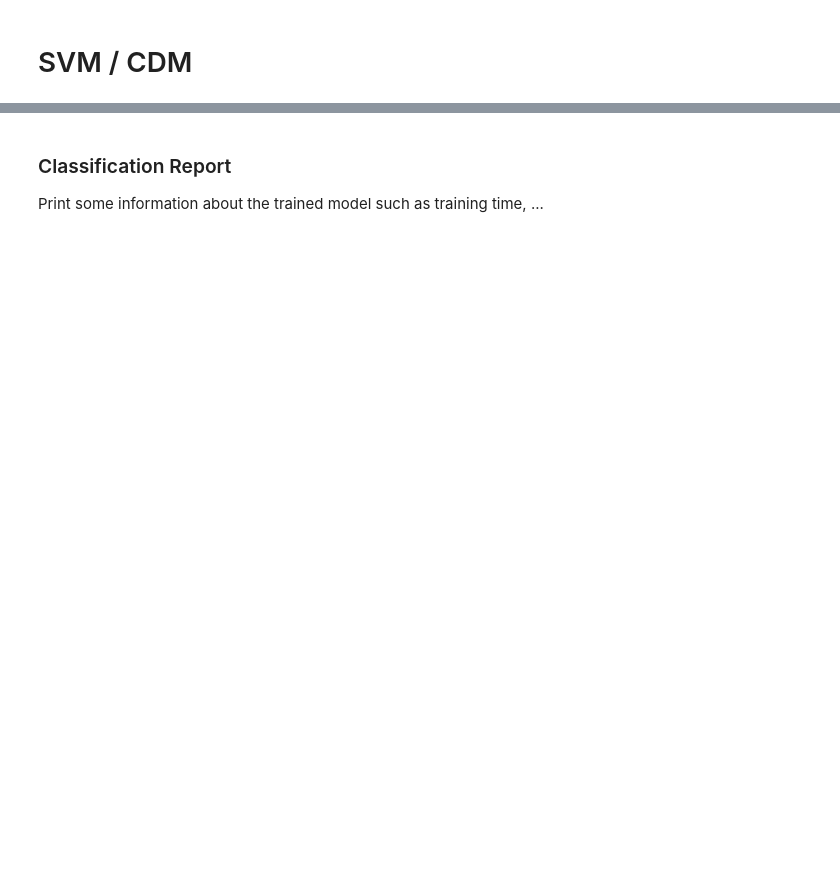
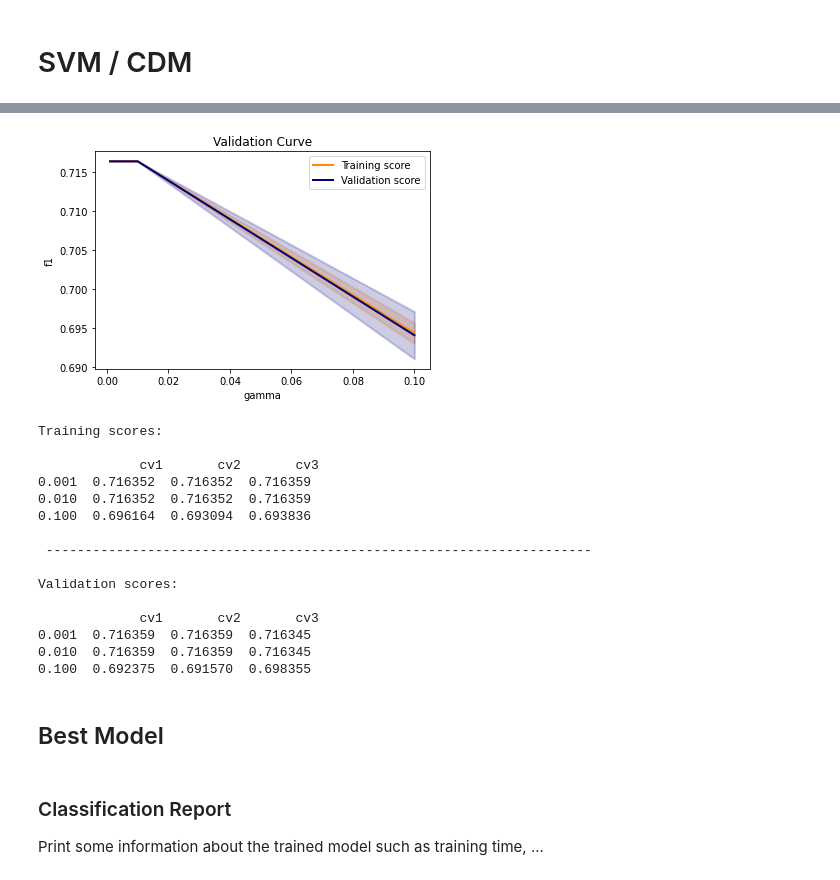
Before and after one commit to as2c/MLP---Cosmology, a Jupyter notebook: Optimization2/SVM_data2.ipynb, the cells around one changed output, grey strips where cells are left out. Saved outputs shown, nothing was run; the diff lists cells and outputs as text; code cells hidden in the pictures; blank space fills up the shorter version.

```diff
--- a/Optimization2/SVM_data2.ipynb
+++ b/Optimization2/SVM_data2.ipynb
@@ -478,0 +645,16 @@ pickle.dump(trained_model, open(filename, 'wb'))
+# %%
+scoring = 'f1'
+cv = 3
+gamma_list = [0.001,0.01,0.1]
+train_scores, valid_scores = validation_curve(SVC(kernel ='rbf', C=.01), X_train, Y_train,
+                                              param_name="gamma",
+                                              param_range=gamma_list ,
+                                              cv=cv,
+                                              scoring = scoring,
+                                              verbose=1,
+                                              n_jobs=-1
+                                             )
+train_scores_mean = np.mean(train_scores, axis=1)
+train_scores_std = np.std(train_scores, axis=1)
+valid_scores_mean = np.mean(valid_scores, axis=1)
+valid_scores_std = np.std(valid_scores, axis=1)
@@ -478,0 +664,42 @@ pickle.dump(trained_model, open(filename, 'wb'))
+# %%
+xlabel = 'gamma'
+ylabel = scoring
+plt_title = 'Validation Curve'
+
+fig = plt.figure()
+ax = fig.add_subplot(111, xlabel=xlabel, ylabel=ylabel, title=plt_title)
+plt.plot(gamma_list, train_scores_mean, label="Training score",
+             color="darkorange", lw=2)
+plt.fill_between(gamma_list, train_scores_mean - train_scores_std,
+                 train_scores_mean + train_scores_std, alpha=0.2,
+                 color="darkorange", lw=2)
+plt.plot(gamma_list, valid_scores_mean, label="Validation score",
+             color="navy", lw=2)
+plt.fill_between(gamma_list, valid_scores_mean - valid_scores_std,
+                 valid_scores_mean + valid_scores_std, alpha=0.2,
+                 color="navy", lw=2)
+plt.legend(loc="best")
+plt.show()
+
+print('Training scores:\n\n', pd.DataFrame( train_scores, columns=[f'cv{i+1}' for i in range(cv)], index=gamma_list))
+print('\n', '-' * 70) # separator to make the output easy to read
+print('\nValidation scores:\n\n', pd.DataFrame(valid_scores, columns=[f'cv{i+1}' for i in range(cv)], index=gamma_list) )
+# %% [output]
+[figure, added]
+Training scores:
+
+             cv1       cv2       cv3
+0.001  0.716352  0.716352  0.716359
+0.010  0.716352  0.716352  0.716359
+0.100  0.696164  0.693094  0.693836
+
+ ----------------------------------------------------------------------
+
+Validation scores:
+
+             cv1       cv2       cv3
+0.001  0.716359  0.716359  0.716345
+0.010  0.716359  0.716359  0.716345
+0.100  0.692375  0.691570  0.698355
+# %% [markdown]
+## Best Model
```
Also changed, not shown: parts of 51 cells of this notebook.
